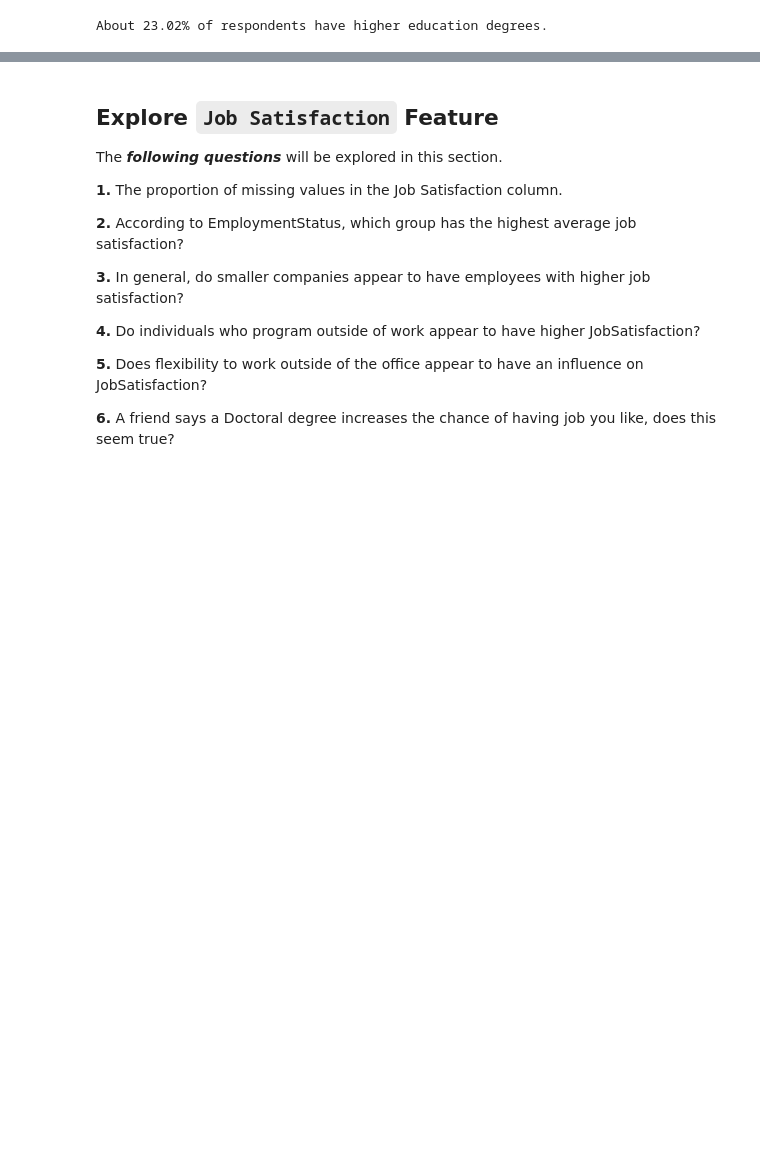
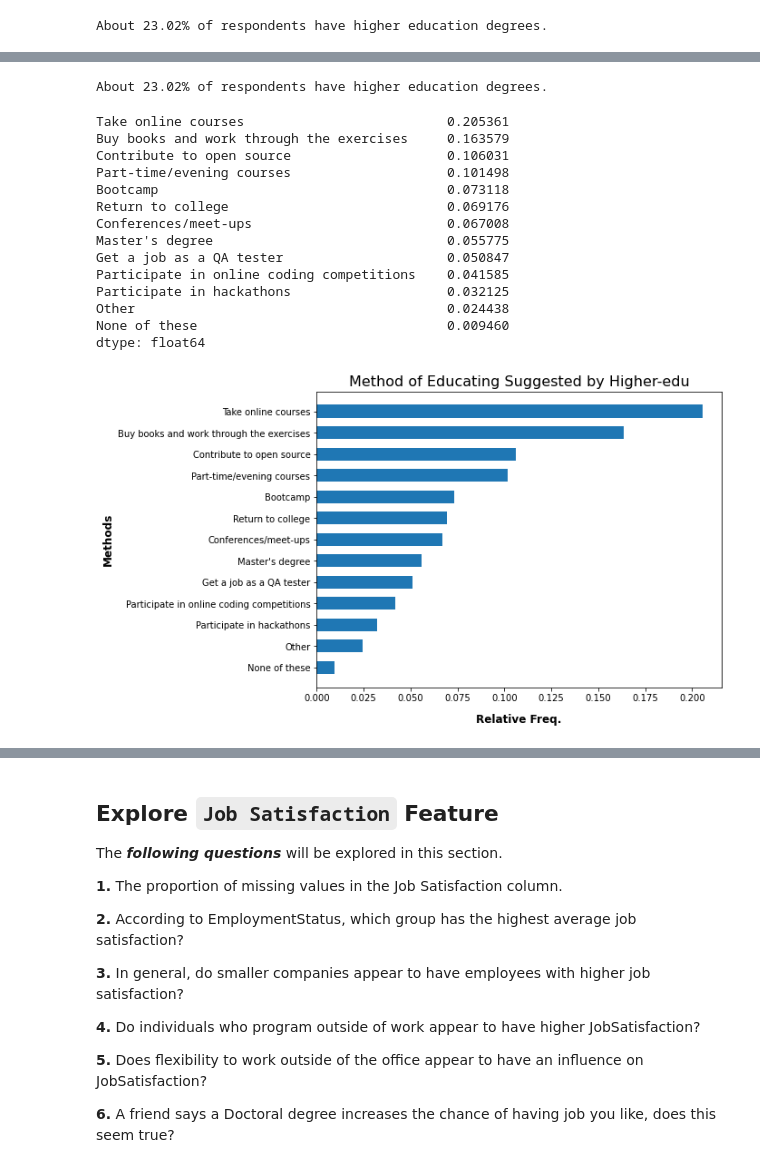
Before and after one commit to Alex-YuZ/SurveyDataAnalysis, a Jupyter notebook: SurveyDataAnalysis.ipynb, the cells around one changed output, grey strips where cells are left out. Drawn from its saved outputs; the diff is of its cells as text; code cells hidden in the pictures; blank space fills up the shorter version.

```diff
--- a/SurveyDataAnalysis.ipynb
+++ b/SurveyDataAnalysis.ipynb
@@ -461 +486,6 @@ df[['FormalEducation', 'higher_ed']]
+# %%
+# % of respondents who already have higher-edu
+print("About {:.2%} of respondents have higher education degrees.".format(prop))
+# %% [output]
+About 23.02% of respondents have higher education degrees.
 # %%
@@ -467,3 +497,28 @@ df[['FormalEducation', 'higher_ed']]
 #         return 0
 
 # # df['higher_ed1'] = df.FormalEducation.apply(higher_ed_mapping1)
+# %%
+# Filter respondents who already have higher edu
+df1 = df[df['higher_ed']==1]
+
+# Filter respondents who do not have higher edu
+df0 = df[df['higher_ed']==0]
+# %%
+# Check df1
+pct_by_method(df1, "Method of Educating Suggested by Higher-edu", plot=True)
+# %% [output]
+Take online courses                          0.205361
+Buy books and work through the exercises     0.163579
+Contribute to open source                    0.106031
+Part-time/evening courses                    0.101498
+Bootcamp                                     0.073118
+Return to college                            0.069176
+Conferences/meet-ups                         0.067008
+Master's degree                              0.055775
+Get a job as a QA tester                     0.050847
+Participate in online coding competitions    0.041585
+Participate in hackathons                    0.032125
+Other                                        0.024438
+None of these                                0.009460
+dtype: float64
+[figure, added]
```
Also changed, not shown: parts of 13 cells of this notebook.
